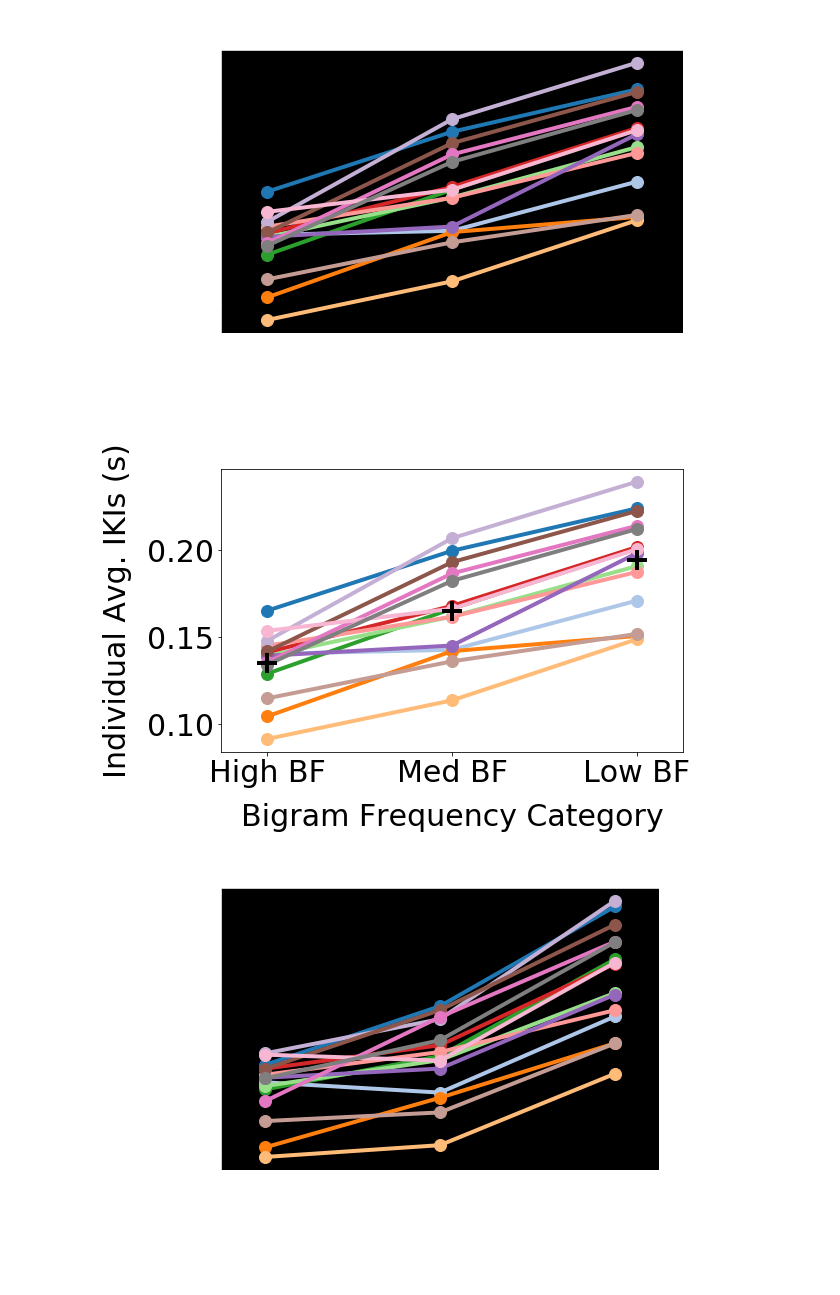
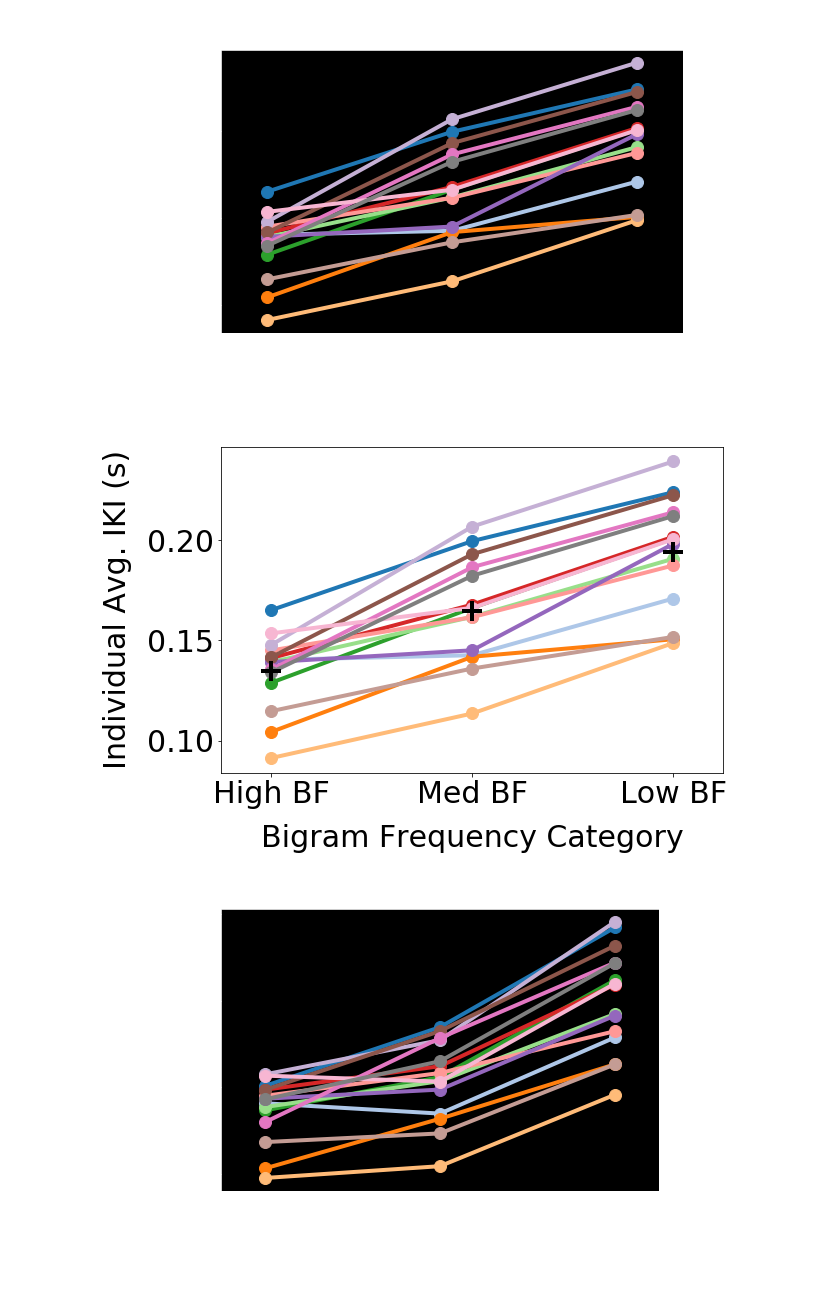
Before and after one commit to rruopp/typingexp, a Jupyter notebook: typing_task_analysis/group_analysis_V1.ipynb, the cells around one changed output. Drawn from its saved outputs; the diff is of its cells as text; code cells hidden in the pictures.

```diff
--- a/typing_task_analysis/group_analysis_V1.ipynb
+++ b/typing_task_analysis/group_analysis_V1.ipynb
@@ -980,36 +980,36 @@ means = (np.mean(indiv_means(corr_trials_bybg, 'bigram', high_bgs['Bigrams'])['A
          np.mean(indiv_means(corr_trials_bybg, 'bigram', low_bgs['Bigrams'])['Avg IKI']))
 
 fig, ax = plt.subplots(figsize=(9, 6))
 
 cm = plt.get_cmap('tab20')
 for index, data in enumerate(ID_list):
     plt.plot(x, [l[index] for l in D], '.-', linewidth = 4, ms = 24, color = cm(index))
 
 ax.plot(x, means, '+', mew = 4, ms = 20, color = 'black')
 
 plt.xlim([1.5, 6.5])
 plt.xticks(x, ('', '', ''))
 plt.xticks(x, ('High BF', 'Med BF', 'Low BF'))
 plt.xlabel("Bigram Frequency Category", labelpad=15)
-plt.ylabel("Individual Avg. IKIs (s)", labelpad=15)
+plt.ylabel("Individual Avg. IKI (s)", labelpad=15)
 plt.title("")
 # plt.legend(loc="best")
 
 ax.set_facecolor('white')
 ax.spines['top'].set_visible(True)
 ax.spines['top'].set_color('black')
 ax.spines['bottom'].set_visible(True)
 ax.spines['bottom'].set_color('black')
 ax.spines['left'].set_visible(True)
 ax.spines['left'].set_color('black')
 ax.spines['right'].set_visible(True)
 ax.spines['right'].set_color('black')
 
-fig.tight_layout()
+# fig.tight_layout()
 plt.savefig('indiv_mean_ikis_bybf.png', dpi=300, facecolor = fig.get_facecolor(), edgecolor = 'none')
 plt.show()
 # %% [output]
-[figure, old version]
+[figure, new version]
 # %%
 ## individual IKI means by word BF category (correct trials only)
 plt.rc('text', color='white')
```
Also changed, not shown: parts of 4 cells of this notebook, 3 other files.
